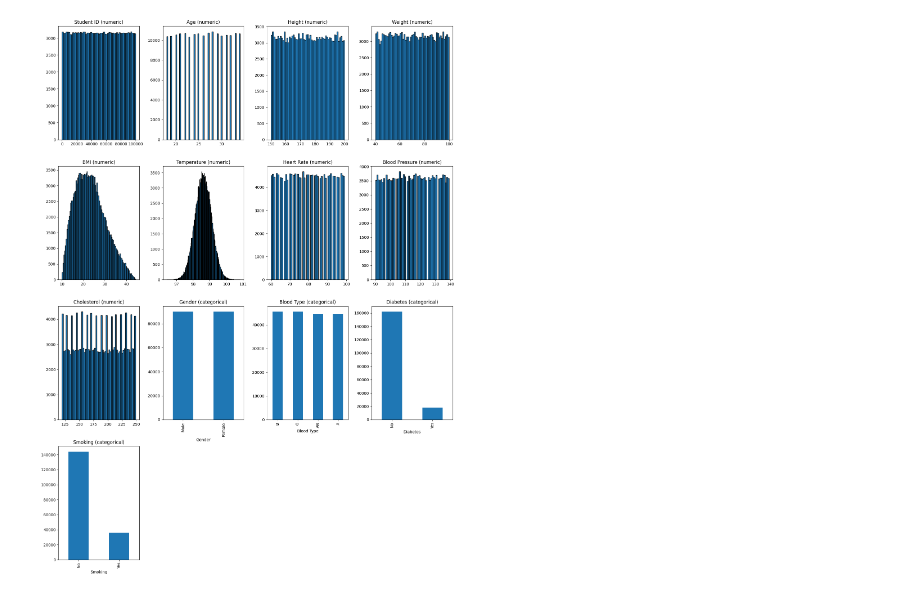
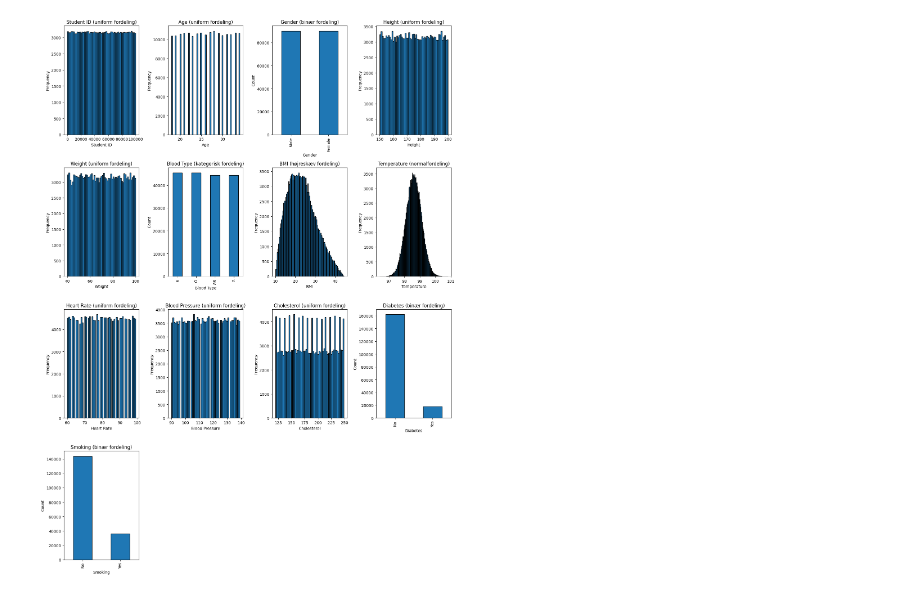
Before and after one commit to Jona005/AIogDATA, a Jupyter notebook: imputering.ipynb, the cells around one changed output. Drawn from its saved outputs; the diff is of its cells as text; code cells hidden in the pictures.

```diff
--- a/imputering.ipynb
+++ b/imputering.ipynb
@@ -1,38 +1,80 @@
 # %%
 import matplotlib.pyplot as plt
 import pandas as pd
 import math
 
+df = pd.read_csv("medical_students_dataset.csv")
 
-df = pd.read_csv('medical_students_dataset.csv')
-b = bins="auto"
-cols = ["Student ID","Age","Gender","Height","Weight","Blood Type","BMI","Temperature","Heart Rate","Blood Pressure","Cholesterol","Diabetes","Smoking"]
+cols = [
+    "Student ID",
+    "Age",
+    "Gender",
+    "Height",
+    "Weight",
+    "Blood Type",
+    "BMI",
+    "Temperature",
+    "Heart Rate",
+    "Blood Pressure",
+    "Cholesterol",
+    "Diabetes",
+    "Smoking"
+]
 
-numeric_cols = df.select_dtypes(include=['number']).columns
-categorical_cols = df.select_dtypes(exclude=['number']).columns
-all_cols = list(numeric_cols) + list(categorical_cols)
+# Beskrivelse af fordeling for hver feature
+distribution_labels = {
+    "Student ID": "uniform fordeling",
+    "Age": "uniform fordeling",
+    "Gender": "binær fordeling",
+    "Height": "uniform fordeling",
+    "Weight": "uniform fordeling",
+    "Blood Type": "kategorisk fordeling",
+    "BMI": "normal fordeling",
+    "Temperature": "normalfordeling",
+    "Heart Rate": "uniform fordeling",
+    "Blood Pressure": "uniform fordeling",
+    "Cholesterol": "uniform fordeling",
+    "Diabetes": "binær fordeling",
+    "Smoking": "binær fordeling"
+}
+
+numeric_cols = df.select_dtypes(include=["number"]).columns
+categorical_cols = df.select_dtypes(exclude=["number"]).columns
+
+# Brug den rækkefølge du selv har angivet i cols
+all_cols = [col for col in cols if col in df.columns]
+
 n_cols = 4
 n_rows = math.ceil(len(all_cols) / n_cols)
+
 fig, axs = plt.subplots(n_rows, n_cols, figsize=(15, 5 * n_rows))
 axs = axs.flatten()
+
 for i, col in enumerate(all_cols):
     ax = axs[i]
 
+    label = distribution_labels.get(col, "distribution")
+
     if col in numeric_cols:
         ax.hist(df[col].dropna(), bins="auto", edgecolor="black")
-        ax.set_title(f"{col} (numeric)")
+        ax.set_title(f"{col} ({label})")
+        ax.set_xlabel(col)
+        ax.set_ylabel("Frequency")
 
     else:
-        df[col].value_counts().plot(kind="bar", ax=ax)
-        ax.set_title(f"{col} (categorical)")
-# remove empty subplots
+        df[col].value_counts().plot(kind="bar", ax=ax, edgecolor="black")
+        ax.set_title(f"{col} ({label})")
+        ax.set_xlabel(col)
+        ax.set_ylabel("Count")
+
+# Remove empty subplots
 for j in range(i + 1, len(axs)):
     fig.delaxes(axs[j])
 
 plt.tight_layout()
 plt.show()
 # %% [output]
-[figure, old version]
+[figure, new version]
 # %%
 import matplotlib.pyplot as plt
 import pandas as pd
```
Also changed, not shown: parts of 1 cell of this notebook.
